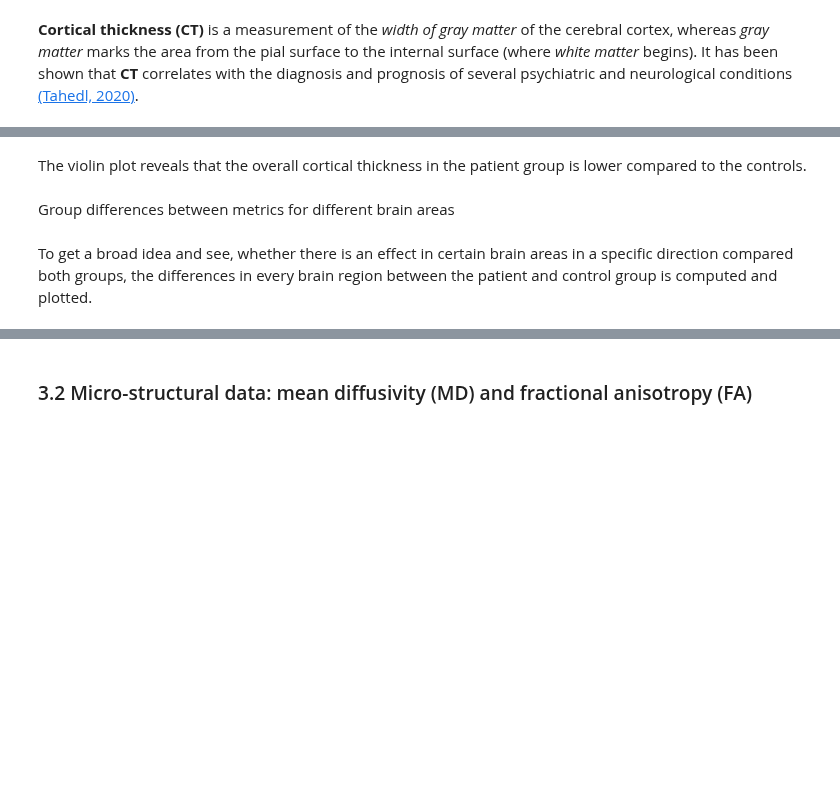
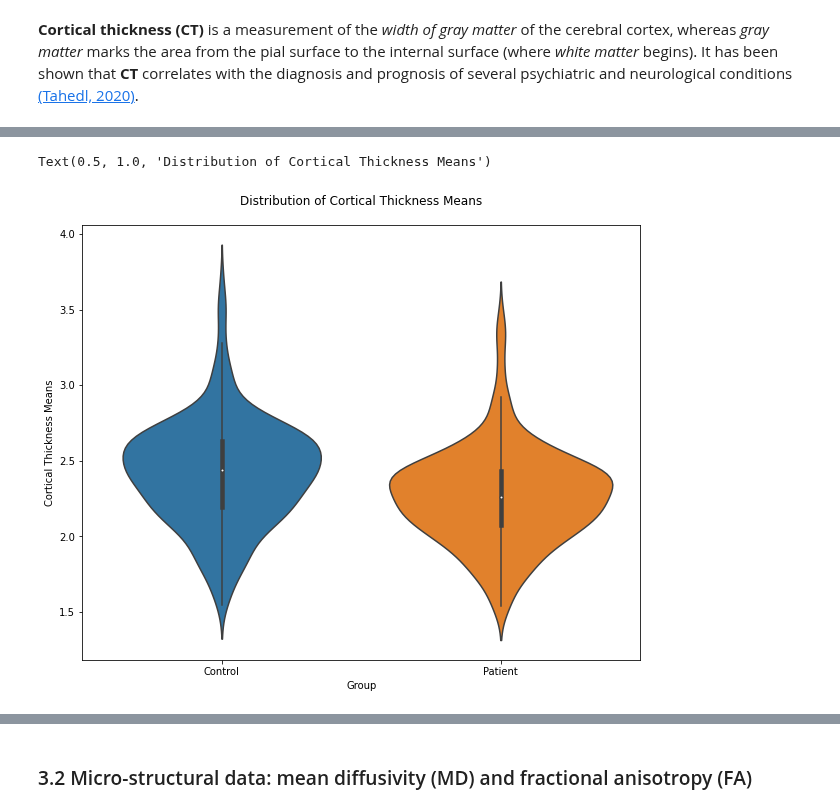
Before and after one commit to mello-y/MSc5_research_project, a Jupyter notebook: content/code/Data_exploration.ipynb, the cells around one changed output, grey strips where cells are left out. Saved outputs shown, nothing was run; the diff lists cells and outputs as text; code cells hidden in the pictures; blank space fills up the shorter version.

```diff
--- a/content/code/Data_exploration.ipynb
+++ b/content/code/Data_exploration.ipynb
@@ -324,7 +333,2 @@ For the **macro-structural data**, T1-weighted MPRAGE images were used. The imag
 # %% [markdown]
 **Cortical thickness (CT)** is a measurement of the *width of gray matter* of the cerebral cortex, whereas *gray matter* marks the area from the pial surface to the internal surface (where *white matter* begins). It has been shown that **CT** correlates with the diagnosis and prognosis of several psychiatric and neurological conditions [(Tahedl, 2020)](https://translational-medicine.biomedcentral.com/articles/10.1186/s12967-020-02317-9).
-# %%
-#load estimated CT data
-
-CT_Dublin_path = os.path.join(os.pardir, 'data', 'PARC_500.aparc_thickness_Dublin.csv')
-CT_Dublin = pd.read_csv(CT_Dublin_path)
@@ -347,0 +358,2 @@ df_mean.mean(axis=1)
+# %%
+CT_Dublin_ad['Group'] = CT_Dublin_ad['Group'].replace([1,2],['Control', 'Patient'])
@@ -347,0 +362,4 @@ df_mean.mean(axis=1)
+# %%
+CT_means = CT_Dublin_ad.groupby(['Group']).mean()
+
+CT_means
@@ -350,4 +385,5 @@ As the mean values indicate, the control group has higher mean in **CT** over al
 # %%
-#switch colums and rows
+#switch column and rows
 
-df_trans = df_mean.T
+CT_means_T = CT_means.T
+CT_means_T
@@ -361,13 +404,10 @@ import matplotlib.pyplot as plt
 # %%
-#plot the CT
+#plot mean of CT means
 
-plt.figure(figsize=(8,6))
-ax = sb.violinplot(data=df_trans)
-ax.set(xlabel='Groups', ylabel='Cortical Thickness')
-plt.title("Distribution of means of Cortical Thickness for Controls vs. Patients", pad = '20')
+plt.figure(figsize=(10,8))
+ax = sb.violinplot(data=CT_means_T)
+ax.set(xlabel='Group', ylabel='Cortical Thickness Means')
+plt.title("Distribution of Cortical Thickness Means", pad = '20')
+# %% [output]
+Text(0.5, 1.0, 'Distribution of Cortical Thickness Means')
+[figure, added]
-# %% [markdown]
-The violin plot reveals that the overall cortical thickness in the patient group is lower compared to the controls.
-# %% [markdown]
-Group differences between metrics for different brain areas
-# %% [markdown]
-To get a broad idea and see, whether there is an effect in certain brain areas in a specific direction compared both groups, the differences in every brain region between the patient and control group is computed and plotted.
```
Also changed, not shown: parts of 81 cells of this notebook.
